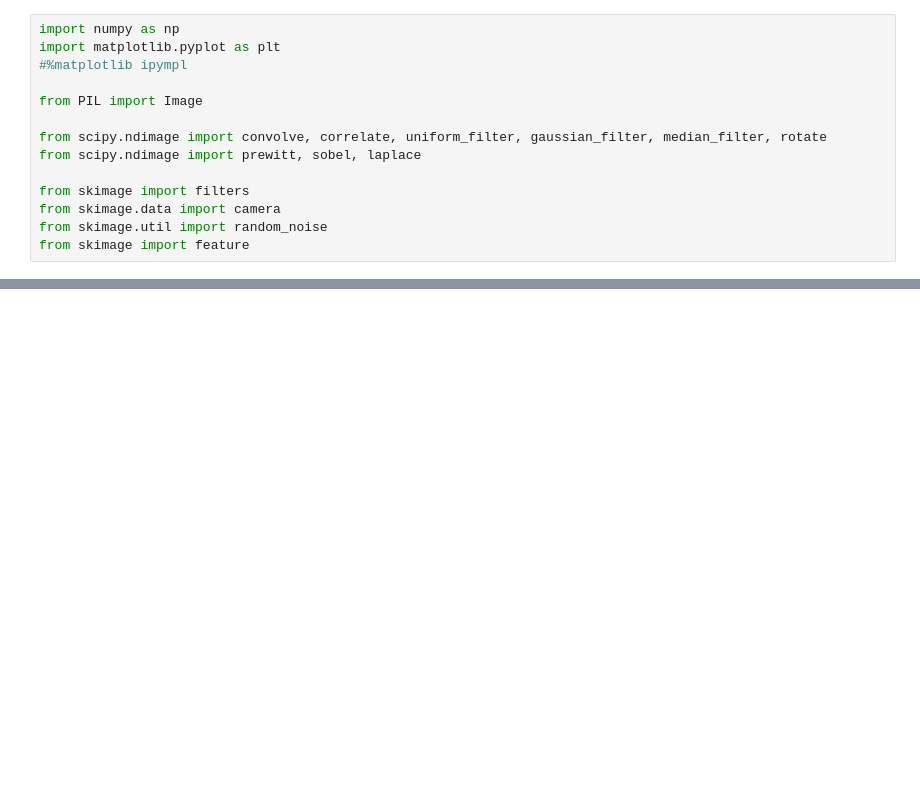
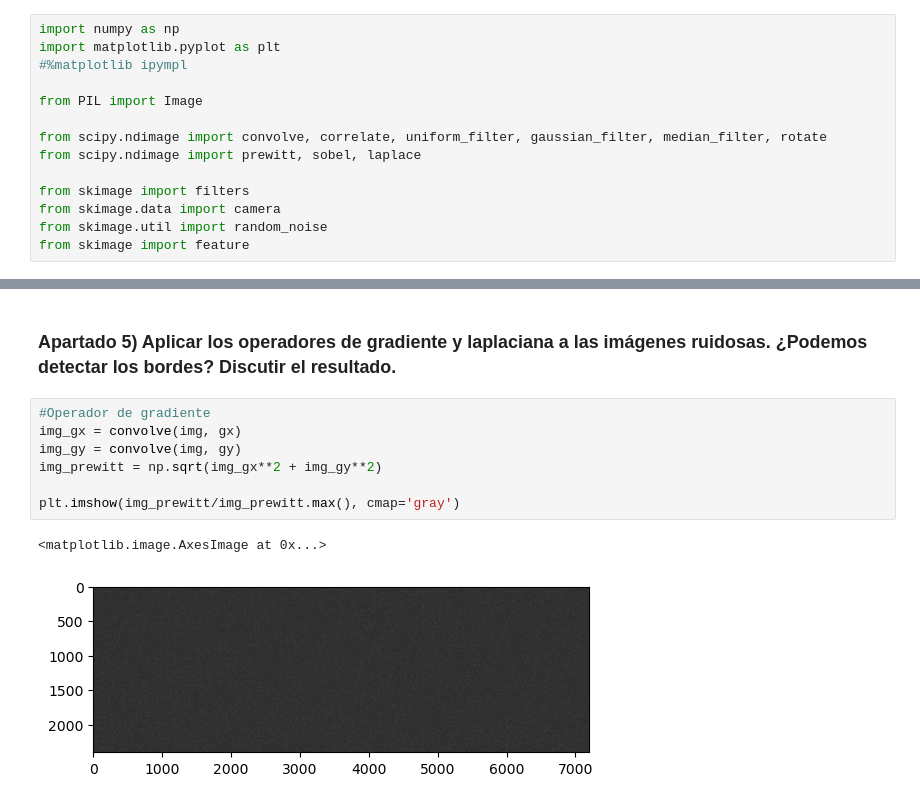
Before and after one commit to andres-rguez/TIV-demo, a Jupyter notebook: Practica_2_AndresRodriguezRamirez.ipynb, the cells around one changed output, grey strips where cells are left out. Drawn from its saved outputs; the diff is of its cells as text; blank space fills up the shorter version.

```diff
--- a/Practica_2_AndresRodriguezRamirez.ipynb
+++ b/Practica_2_AndresRodriguezRamirez.ipynb
@@ -41,0 +67,12 @@ plt.imshow(img_prewitt/img_prewitt.max(), cmap='gray')
+# %% [markdown]
+### Apartado 5) Aplicar los operadores de gradiente y laplaciana a las imágenes ruidosas. ¿Podemos detectar los bordes? Discutir el resultado.
+# %%
+#Operador de gradiente
+img_gx = convolve(img, gx)
+img_gy = convolve(img, gy)
+img_prewitt = np.sqrt(img_gx**2 + img_gy**2)
+
+plt.imshow(img_prewitt/img_prewitt.max(), cmap='gray')
+# %% [output]
+<matplotlib.image.AxesImage at 0x...>
+[figure, added]
```
Also changed, not shown: parts of 21 cells of this notebook.
